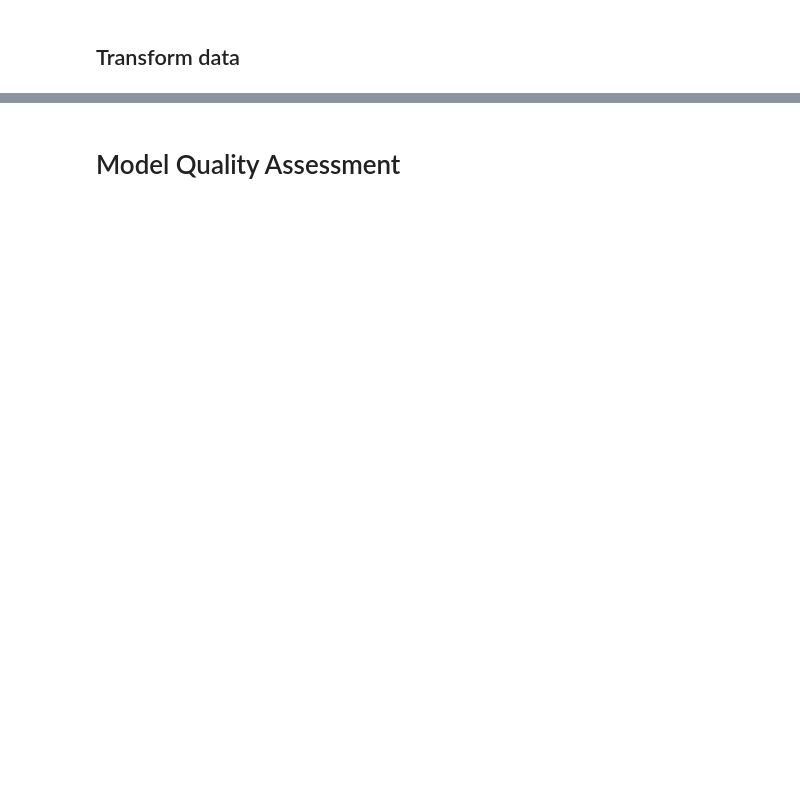
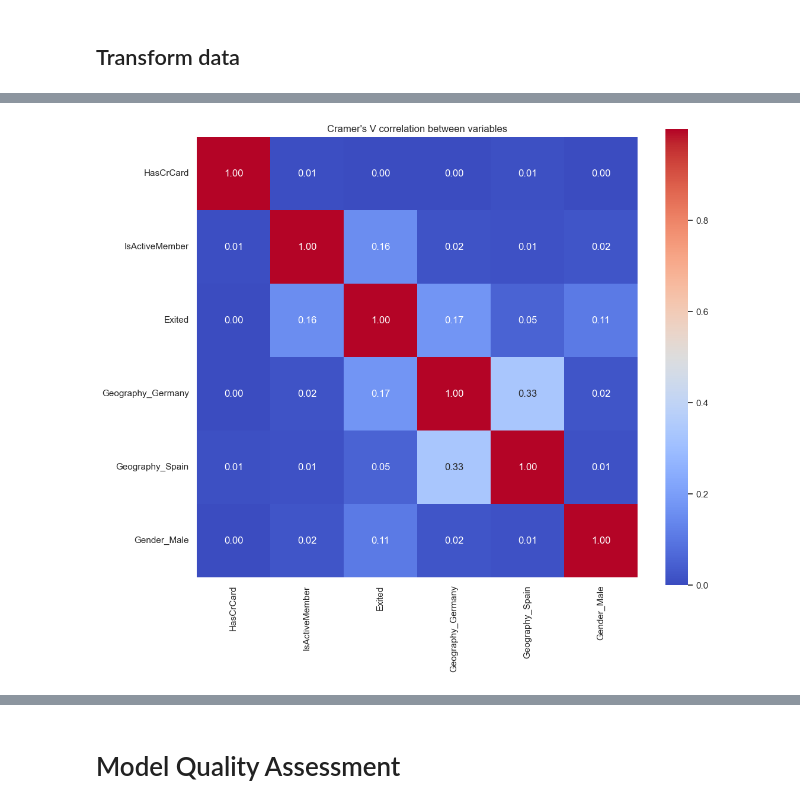
Before and after one commit to keneth4/ml_projects, a Jupyter notebook: ds/2. Customer churn prediction for a bank.ipynb, the cells around one changed output, grey strips where cells are left out. Saved outputs shown, nothing was run; the diff lists cells and outputs as text; code cells hidden in the pictures; blank space fills up the shorter version.

```diff
--- a/ds/2. Customer churn prediction for a bank.ipynb
+++ b/ds/2. Customer churn prediction for a bank.ipynb
@@ -184,0 +232,31 @@ print(numeric_columns)
+# %%
+# Create a function to calculate Cramer's V for categorical-categorical association
+def cramers_v(x, y):
+    confusion_matrix = pd.crosstab(x, y)
+    chi2 = chi2_contingency(confusion_matrix)[0]
+    n = confusion_matrix.sum().sum()
+    phi2 = chi2 / n
+    r, k = confusion_matrix.shape
+    phi2corr = max(0, phi2 - ((k-1)*(r-1))/(n-1))
+    rcorr = r - ((r-1)**2)/(n-1)
+    kcorr = k - ((k-1)**2)/(n-1)
+    return np.sqrt(phi2corr / min((kcorr-1), (rcorr-1)))
+
+# Create an association matrix for all categorical variables
+categorical_columns = df.select_dtypes(include=['uint8']).columns
+
+n = len(categorical_columns)
+association_matrix = np.zeros((n, n))
+
+for i, j in itertools.product(range(n), range(n)):
+    association_matrix[i, j] = cramers_v(df[categorical_columns[i]], df[categorical_columns[j]])
+
+association_df = pd.DataFrame(association_matrix, index=categorical_columns, columns=categorical_columns)
+
+# Create a heatmap to visualize the association matrix
+plt.figure(figsize=(12, 10))
+sns.heatmap(association_df, annot=True, cmap="coolwarm", cbar=True, square=True, fmt=".2f")
+plt.title("Cramer's V correlation between variables")
+plt.show()
+# %% [output]
+[figure, added]
```
Also changed, not shown: parts of 65 cells of this notebook.
